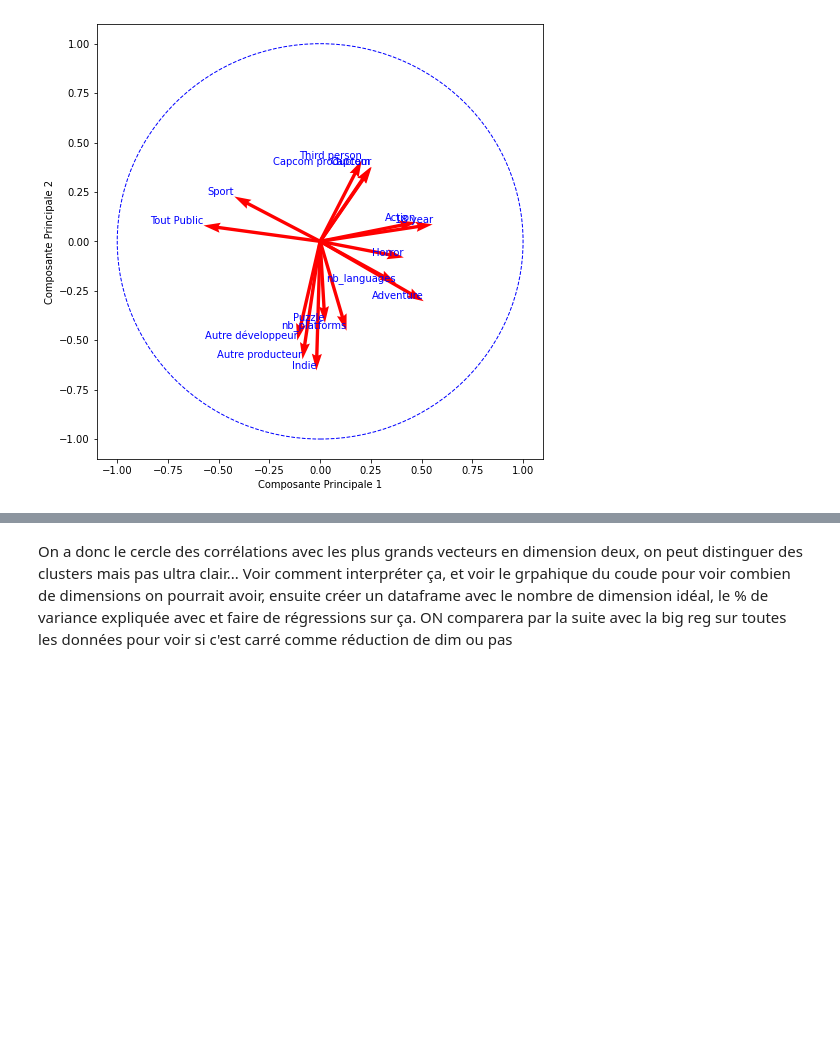
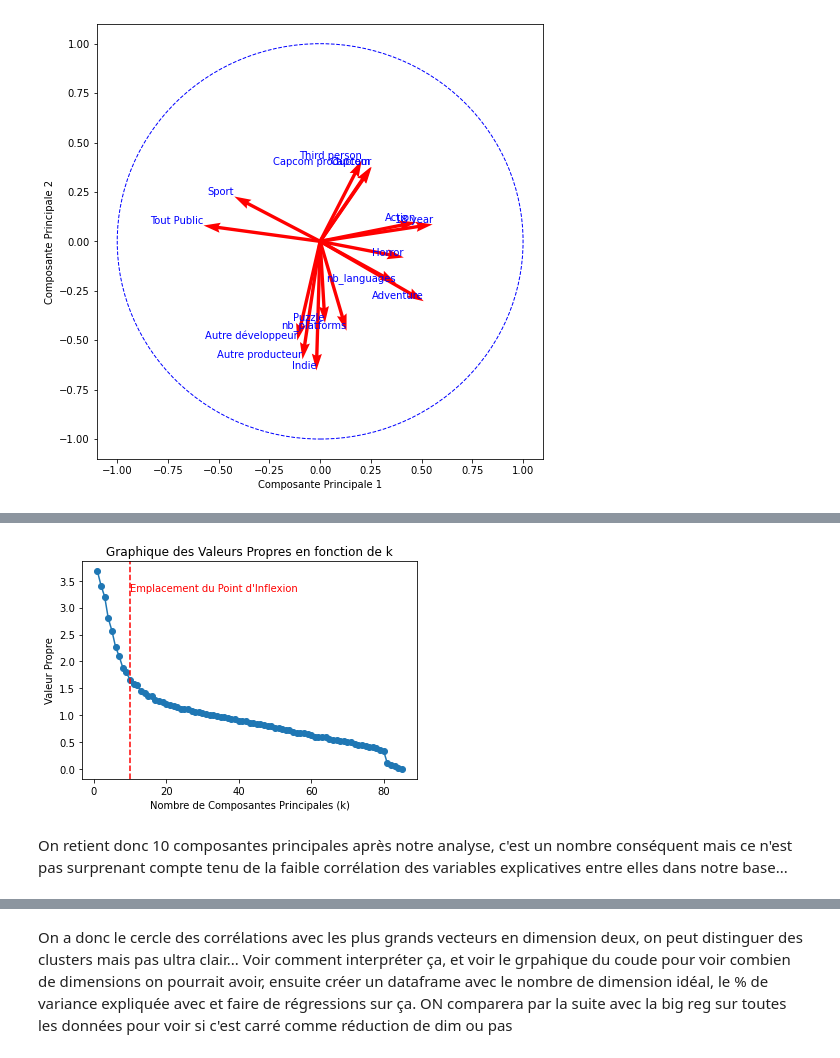
Before and after one commit to PyTomSss/PythonProjects, a Jupyter notebook: Project_Notebook.ipynb, the cells around one changed output, grey strips where cells are left out. Saved outputs shown, nothing was run; the diff lists cells and outputs as text; code cells hidden in the pictures; blank space fills up the shorter version.

```diff
--- a/Project_Notebook.ipynb
+++ b/Project_Notebook.ipynb
@@ -1728,0 +1734,18 @@ plt.show()
+# %%
+#Les valeurs propres en fonction du nombre de composantes et on entoure le point d'inflexion
+k_values = np.arange(1, len(val_p) + 1)
+#der_seconde = np.diff(np.diff(val_p))
+point_inflexion = 10
+
+plt.plot(k_values, val_p, marker='o', linestyle='-')
+plt.axvline(x = point_inflexion, color='red', linestyle='--', label='Point d\'Inflexion')
+plt.text(point_inflexion + 0.1, max(val_p) * 0.9, 'Emplacement du Point d\'Inflexion', color='red')
+
+plt.xlabel('Nombre de Composantes Principales (k)')
+plt.ylabel('Valeur Propre')
+plt.title('Graphique des Valeurs Propres en fonction de k')
+plt.show()
+# %% [output]
+[figure, added]
+# %% [markdown]
+On retient donc 10 composantes principales après notre analyse, c'est un nombre conséquent mais ce n'est pas surprenant compte tenu de la faible corrélation des variables explicatives entre elles dans notre base...
```
Also changed, not shown: parts of 3 cells of this notebook.
